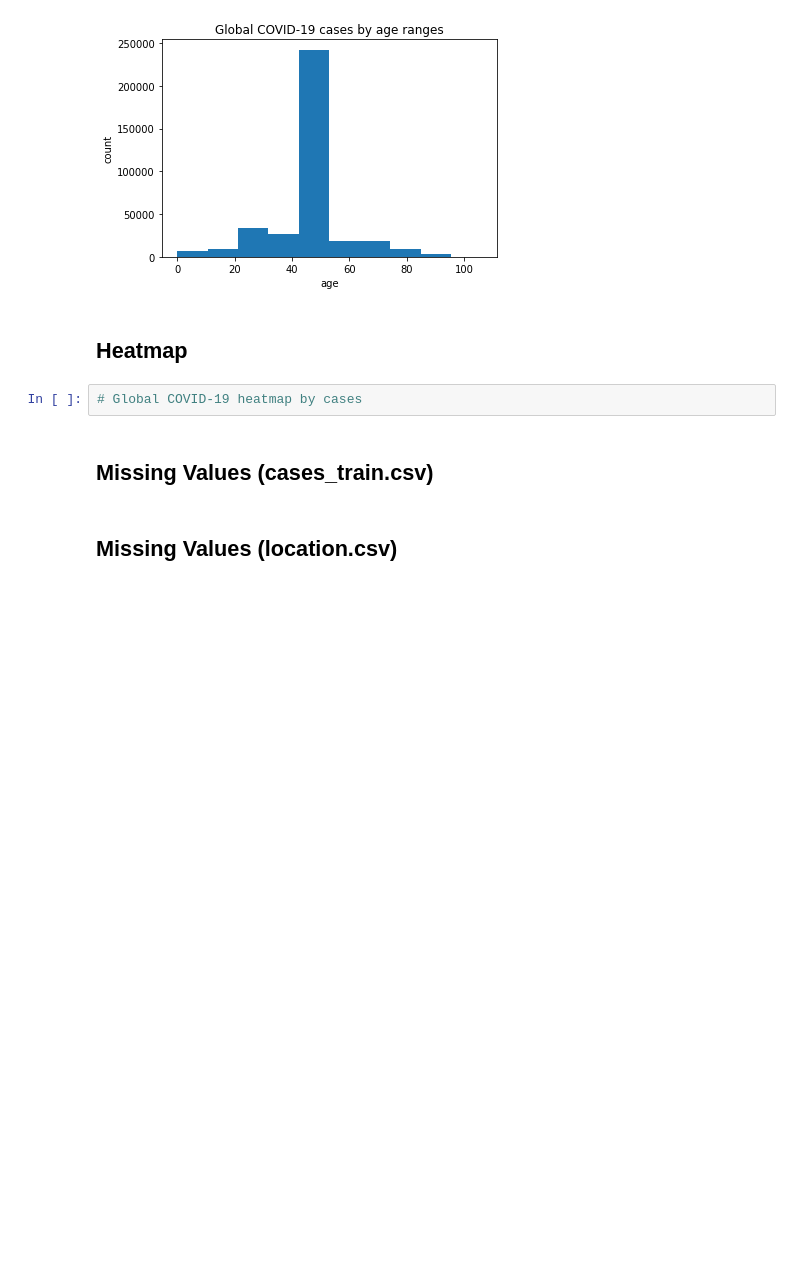
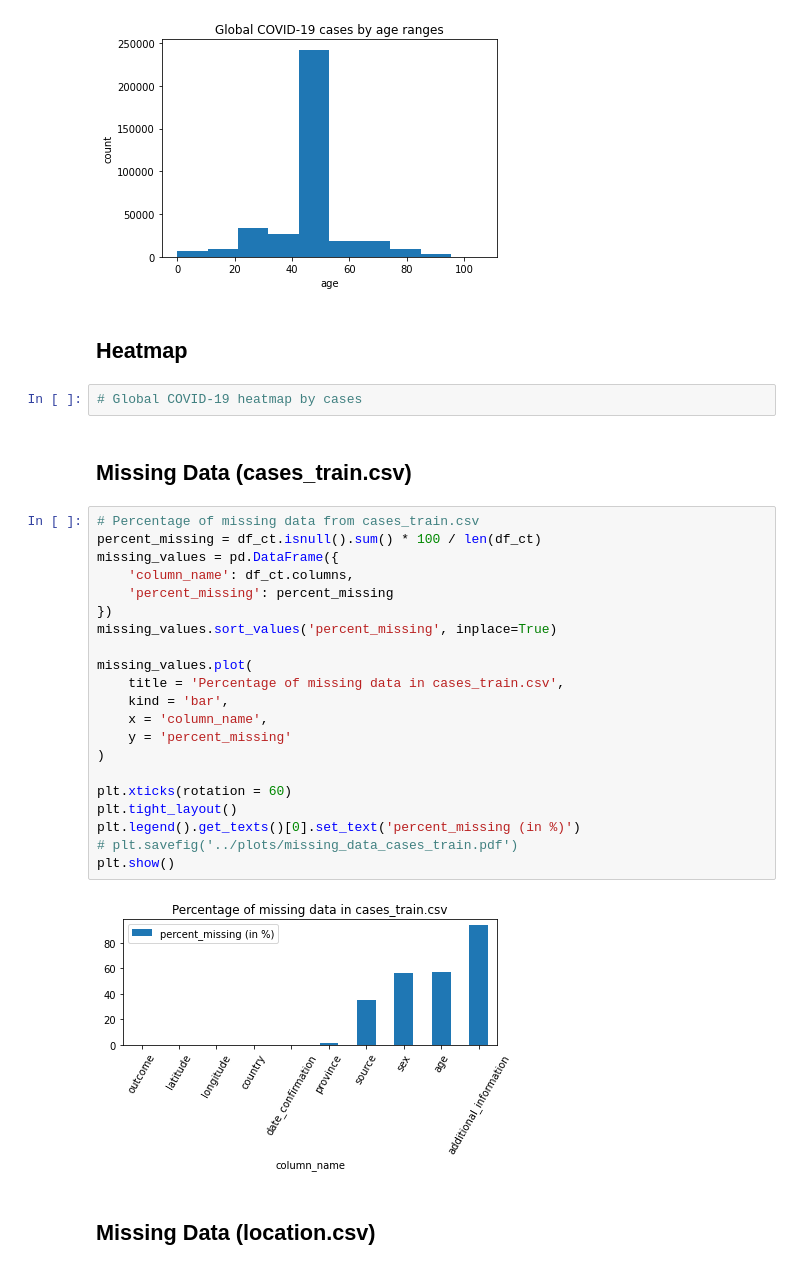
Before and after one commit to klam98/COVID-19-Data-Mining, a Jupyter notebook: src/eda.ipynb, the cells around one changed output. Drawn from its saved outputs; the diff is of its cells as text; blank space fills up the shorter version.

Commit message:
Added missing data plots for cases_train.csv and location.csv.

```diff
--- a/src/eda.ipynb
+++ b/src/eda.ipynb
@@ -121,6 +116,29 @@ plt.show()
 # %%
 # Global COVID-19 heatmap by cases
 # %% [markdown]
-## Missing Values (cases_train.csv)
+## Missing Data (cases_train.csv)
+# %%
+# Percentage of missing data from cases_train.csv
+percent_missing = df_ct.isnull().sum() * 100 / len(df_ct)
+missing_values = pd.DataFrame({
+    'column_name': df_ct.columns,
+    'percent_missing': percent_missing
+})
+missing_values.sort_values('percent_missing', inplace=True)
+
+missing_values.plot(
+    title = 'Percentage of missing data in cases_train.csv',
+    kind = 'bar',
+    x = 'column_name',
+    y = 'percent_missing'
+)
+
+plt.xticks(rotation = 60)
+plt.tight_layout()
+plt.legend().get_texts()[0].set_text('percent_missing (in %)')
+# plt.savefig('../plots/missing_data_cases_train.pdf')
+plt.show()
+# %% [output]
+[figure, added]
 # %% [markdown]
-## Missing Values (location.csv)
+## Missing Data (location.csv)
```
Also changed, not shown: parts of 5 cells of this notebook, 2 other files.
